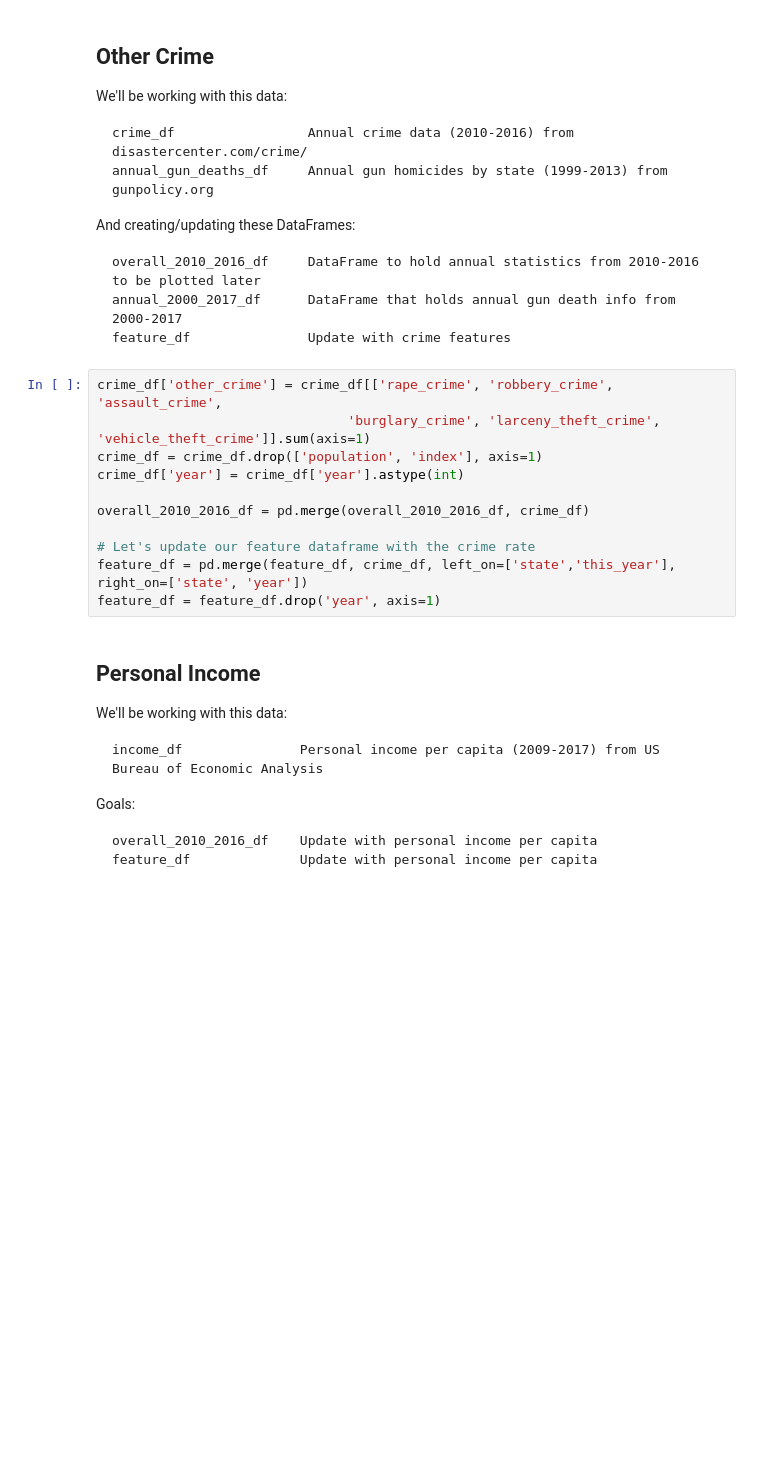
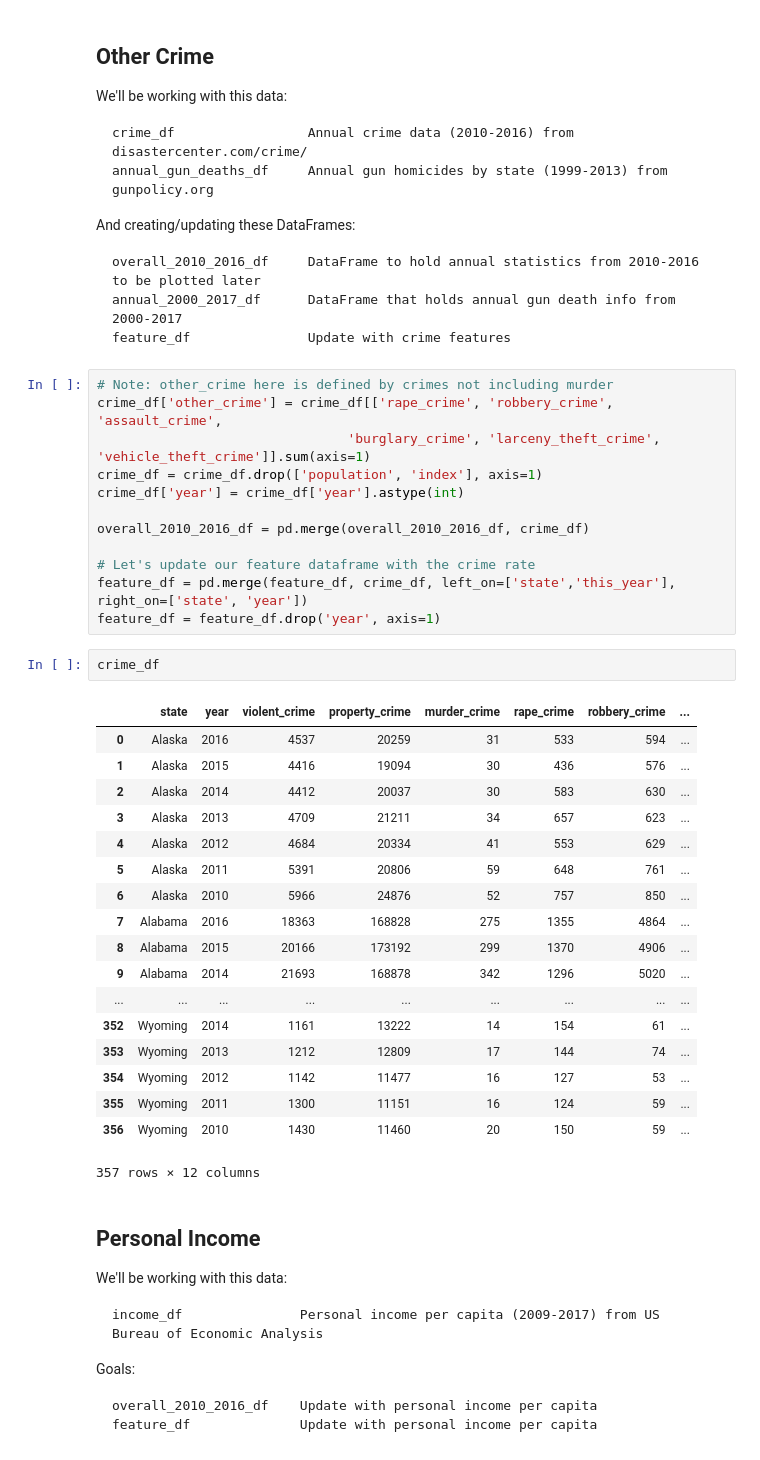
Before and after one commit to jonathanshuai/springboard-capstone1, a Jupyter notebook: clean-data.ipynb, the cells around one changed output. Saved outputs shown, nothing was run; the diff lists cells and outputs as text; blank space fills up the shorter version.

```diff
--- a/clean-data.ipynb
+++ b/clean-data.ipynb
@@ -152,6 +152,7 @@ And creating/updating these DataFrames:
     annual_2000_2017_df      DataFrame that holds annual gun death info from 2000-2017
     feature_df               Update with crime features
 # %%
+# Note: other_crime here is defined by crimes not including murder
 crime_df['other_crime'] = crime_df[['rape_crime', 'robbery_crime', 'assault_crime',
                                 'burglary_crime', 'larceny_theft_crime', 'vehicle_theft_crime']].sum(axis=1)
 crime_df = crime_df.drop(['population', 'index'], axis=1)
@@ -162,6 +163,27 @@ overall_2010_2016_df = pd.merge(overall_2010_2016_df, crime_df)
 # Let's update our feature dataframe with the crime rate
 feature_df = pd.merge(feature_df, crime_df, left_on=['state','this_year'], right_on=['state', 'year'])
 feature_df = feature_df.drop('year', axis=1)
+# %%
+crime_df
+# %% [output]
+|  | state | year | violent_crime | property_crime | murder_crime | rape_crime | robbery_crime | ... |
+| 0 | Alaska | 2016 | 4537 | 20259 | 31 | 533 | 594 | ... |
+| 1 | Alaska | 2015 | 4416 | 19094 | 30 | 436 | 576 | ... |
+| 2 | Alaska | 2014 | 4412 | 20037 | 30 | 583 | 630 | ... |
+| 3 | Alaska | 2013 | 4709 | 21211 | 34 | 657 | 623 | ... |
+| 4 | Alaska | 2012 | 4684 | 20334 | 41 | 553 | 629 | ... |
+| 5 | Alaska | 2011 | 5391 | 20806 | 59 | 648 | 761 | ... |
+| 6 | Alaska | 2010 | 5966 | 24876 | 52 | 757 | 850 | ... |
+| 7 | Alabama | 2016 | 18363 | 168828 | 275 | 1355 | 4864 | ... |
+| 8 | Alabama | 2015 | 20166 | 173192 | 299 | 1370 | 4906 | ... |
+| 9 | Alabama | 2014 | 21693 | 168878 | 342 | 1296 | 5020 | ... |
+| ... | ... | ... | ... | ... | ... | ... | ... | ... |
+| 352 | Wyoming | 2014 | 1161 | 13222 | 14 | 154 | 61 | ... |
+| 353 | Wyoming | 2013 | 1212 | 12809 | 17 | 144 | 74 | ... |
+| 354 | Wyoming | 2012 | 1142 | 11477 | 16 | 127 | 53 | ... |
+| 355 | Wyoming | 2011 | 1300 | 11151 | 16 | 124 | 59 | ... |
+| 356 | Wyoming | 2010 | 1430 | 11460 | 20 | 150 | 59 | ... |
+357 rows × 12 columns
 # %% [markdown]
 ## Personal Income
 We'll be working with this data:
```
Also changed, not shown: parts of 1 cell of this notebook, 4 other files.
